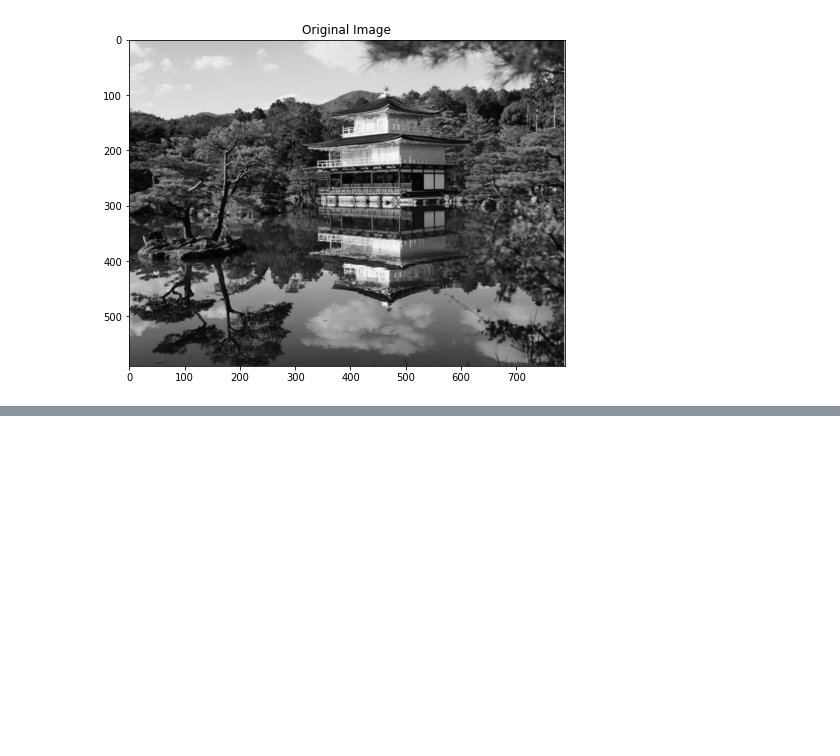
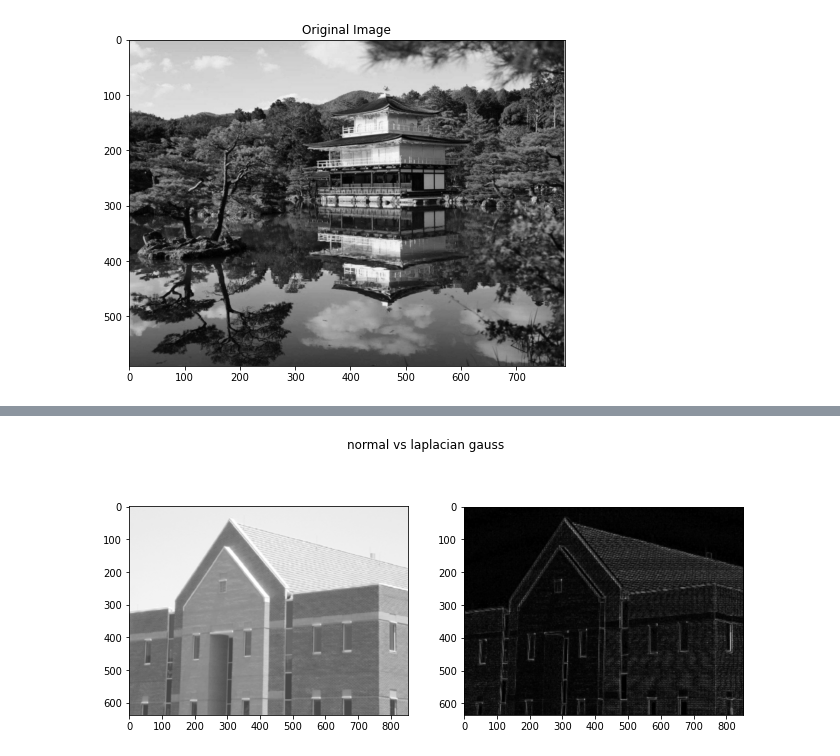
Before and after one commit to ductranprof99/ipcv, a Jupyter notebook: exercise-3.ipynb, the cells around one changed output, grey strips where cells are left out. Saved outputs shown, nothing was run; the diff lists cells and outputs as text; code cells hidden in the pictures; blank space fills up the shorter version.

Commit message:
log,gaussian filter and unsharp

```diff
--- a/exercise-3.ipynb
+++ b/exercise-3.ipynb
@@ -21,8 +21,11 @@ def show_image(image, title="sample", figsize=(8,6), tickoff=False):
   plt.title(title)
   plt.show()
 
-def show_double_image(image1,image2, titke="Sample",figsize=(16,10)):
-  pass
+def show_double_image(image1,image2, title="Sample",figsize=(8,6)):
+  fig, (ax1, ax2) = plt.subplots(1, 2,figsize=figsize)
+  fig.suptitle(title)
+  ax1.imshow(image1,cmap="gray", norm=NoNorm())
+  ax2.imshow(image2,cmap="gray", norm=NoNorm())
 # %%
 image = read_image("./images/kyoto.png", color=False)
 image_gray = cv2.cvtColor(image, cv2.COLOR_RGB2GRAY)
@@ -82,3 +140,9 @@ show_image(gaussian_blur(a_board_gray,11,0.5),"gaussian blur, k = 11, sigma 0.5"
+# %%
+house = cv2.cvtColor(read_image("./images/house.png", color=False), cv2.COLOR_RGB2GRAY)
+LoG_img = laplace_of_gaussian(house,gauss_ksize=25,sigma=0.9,kappa=0,pad=True)
+show_double_image(house,LoG_img,"normal vs laplacian gauss",figsize=(11,5))
+# %% [output]
+[figure, added]
 # %%
 class Exp():
     pass
```
Also changed, not shown: parts of 3 cells of this notebook, 3 other files.
